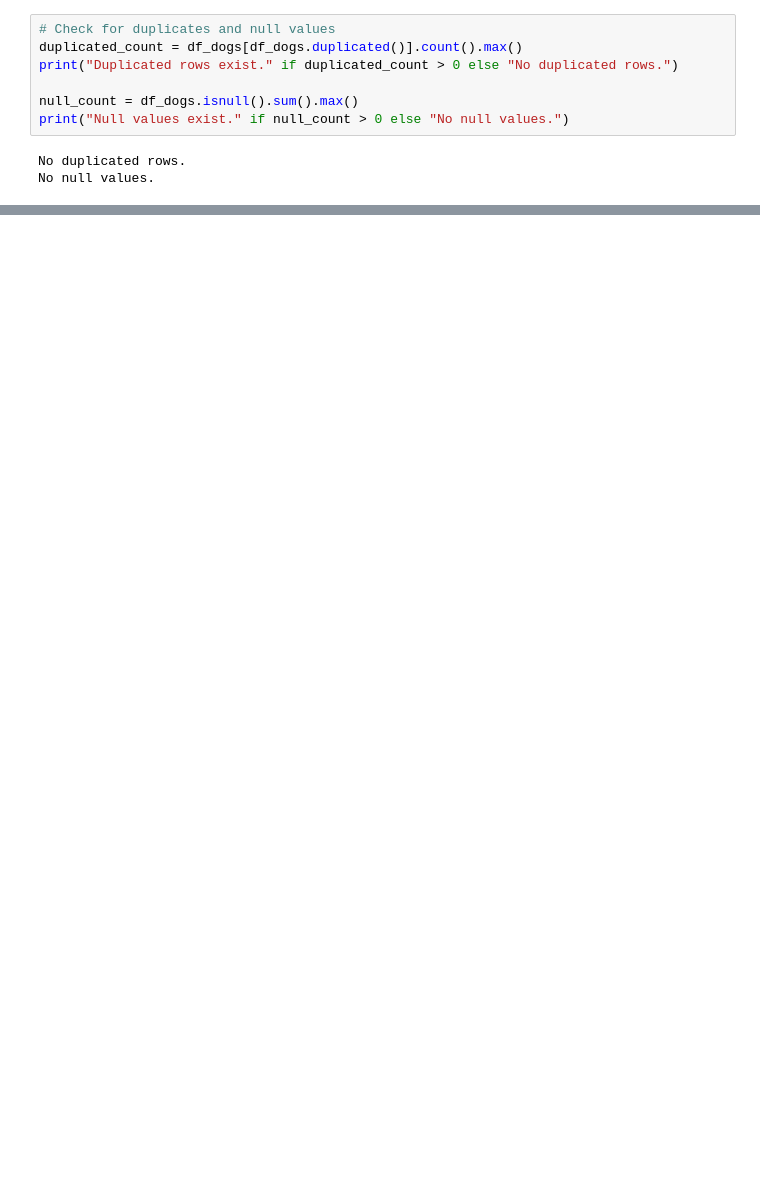
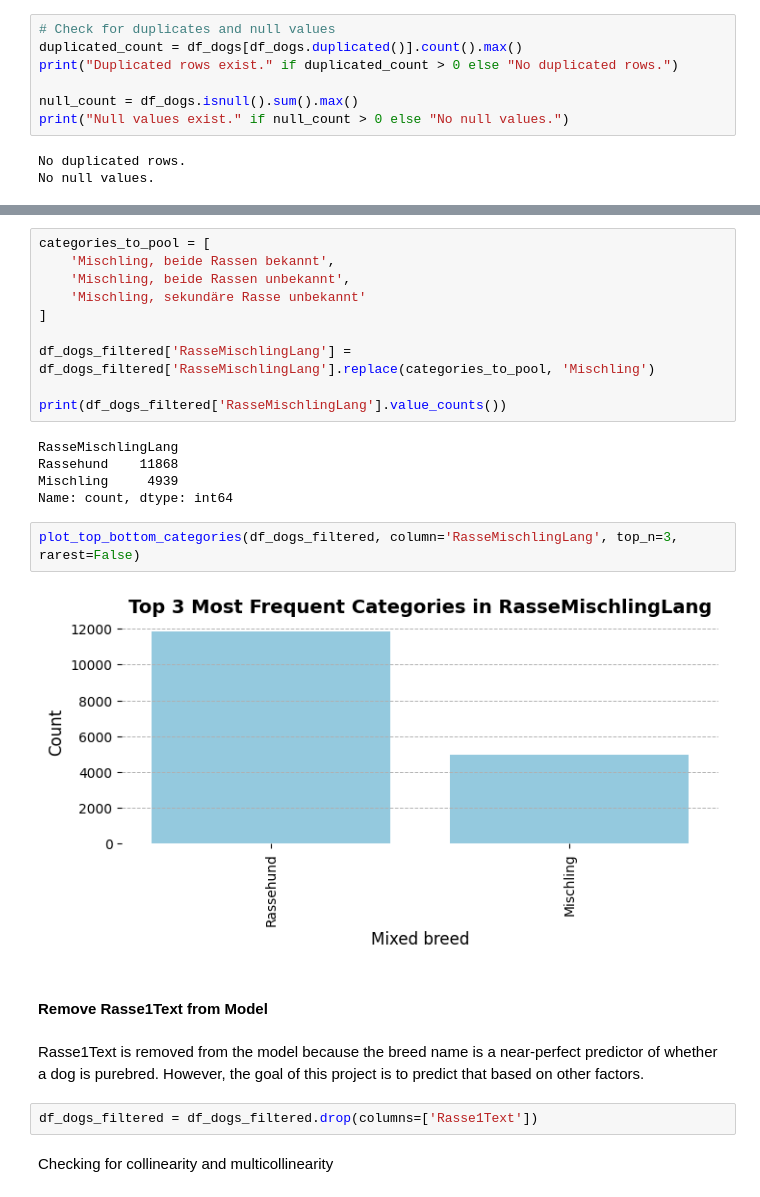
Before and after one commit to guidons/Dog-Breed-Prediction-ML-Project, a Jupyter notebook: final-project.ipynb, the cells around one changed output, grey strips where cells are left out. Drawn from its saved outputs; the diff is of its cells as text; blank space fills up the shorter version.

```diff
--- a/final-project.ipynb
+++ b/final-project.ipynb
@@ -424,0 +414,27 @@ Null values exist.
+# %%
+categories_to_pool = [
+    'Mischling, beide Rassen bekannt',
+    'Mischling, beide Rassen unbekannt',
+    'Mischling, sekundäre Rasse unbekannt'
+]
+
+df_dogs_filtered['RasseMischlingLang'] = df_dogs_filtered['RasseMischlingLang'].replace(categories_to_pool, 'Mischling')
+
+print(df_dogs_filtered['RasseMischlingLang'].value_counts())
+# %% [output]
+RasseMischlingLang
+Rassehund    11868
+Mischling     4939
+Name: count, dtype: int64
+# %%
+plot_top_bottom_categories(df_dogs_filtered, column='RasseMischlingLang', top_n=3, rarest=False)
+# %% [output]
+[figure, added]
+# %% [markdown]
+#### Remove Rasse1Text from Model
+# %% [markdown]
+Rasse1Text is removed from the model because the breed name is a near-perfect predictor of whether a dog is purebred. However, the goal of this project is to predict that based on other factors.
+# %%
+df_dogs_filtered = df_dogs_filtered.drop(columns=['Rasse1Text'])
+# %% [markdown]
+Checking for collinearity and multicollinearity
```
Also changed, not shown: parts of 82 cells of this notebook, 2 other files.
